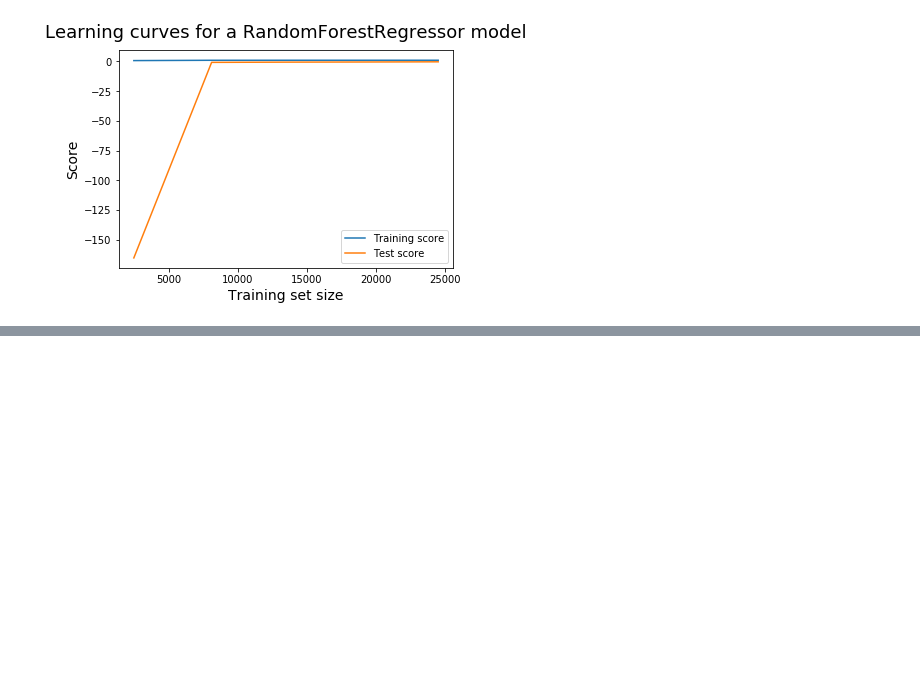
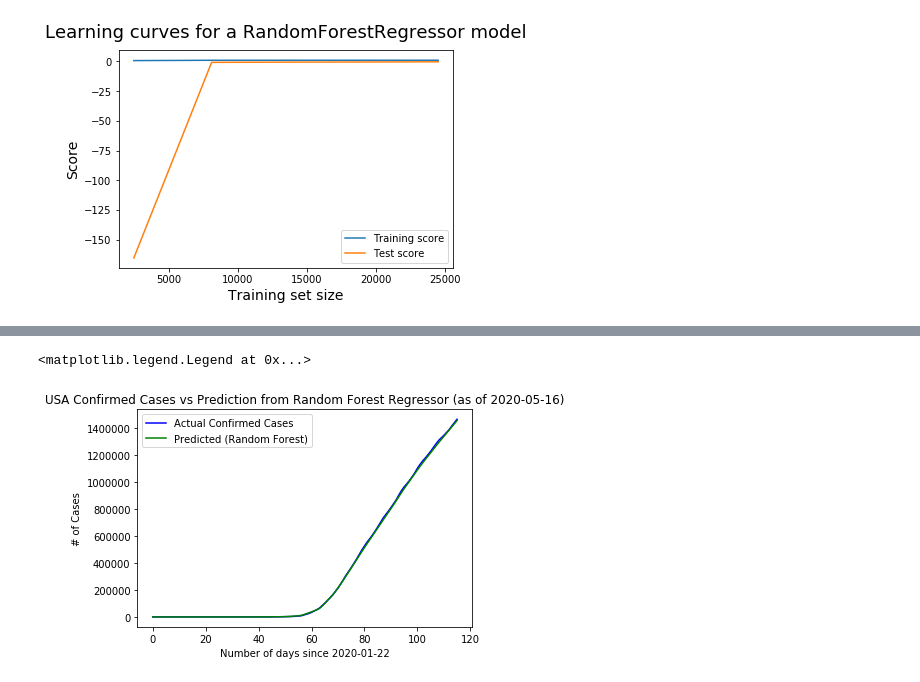
Before and after one commit to EduRibeiro00/CovidForecast-feup-iart, a Jupyter notebook: proj2/covid_analysis_rf.ipynb, the cells around one changed output, grey strips where cells are left out. Saved outputs shown, nothing was run; the diff lists cells and outputs as text; code cells hidden in the pictures; blank space fills up the shorter version.

```diff
--- a/proj2/covid_analysis_rf.ipynb
+++ b/proj2/covid_analysis_rf.ipynb
@@ -433,0 +553,22 @@ plt.legend()
+# %%
+def calc_cumulative(in_list):
+    out_list = []
+    for idx, elem in enumerate(in_list):
+        if idx == 0:
+            out_list.append(elem)
+        else:
+            out_list.append(elem + out_list[idx - 1])
+    return out_list
+
+usa_outputs_cumulative = usa_df["Confirmed"].values
+usa_pred_cumulative = calc_cumulative(usa_pred_output)
+
+plt.plot(days_list, usa_outputs_cumulative, color='blue', label="Actual Confirmed Cases")
+plt.plot(days_list, usa_pred_cumulative, color='green', label="Predicted (Random Forest)")
+plt.xlabel("Number of days since {}".format(first_day))
+plt.ylabel("# of Cases")
+plt.title("USA Confirmed Cases vs Prediction from Random Forest Regressor (as of {})".format(last_day))
+plt.legend()
+# %% [output]
+<matplotlib.legend.Legend at 0x...>
+[figure, added]
```
Also changed, not shown: parts of 15 cells of this notebook.
